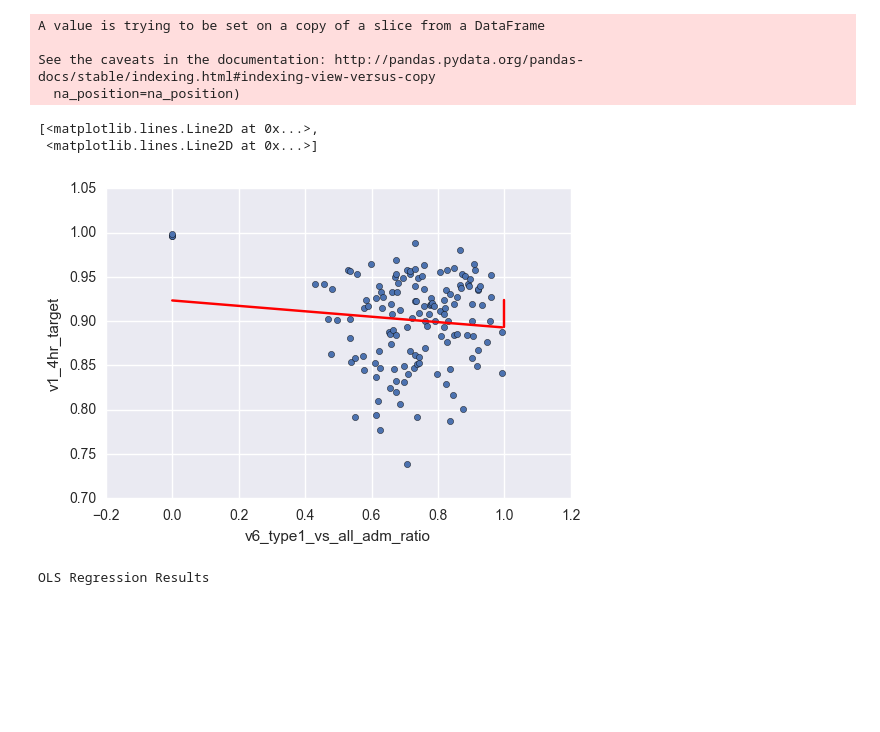
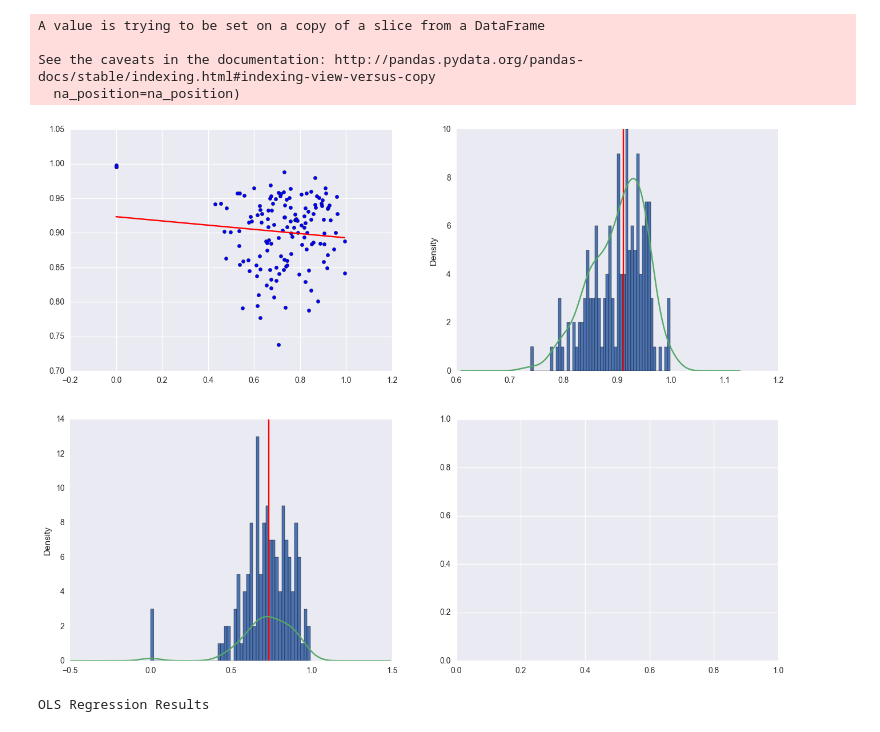
Before and after one commit to CLAHRCWessex/201702_AandE_nat, a Jupyter notebook: 4-1_Active/AandE_test_script_v1.ipynb, the cells around one changed output. Drawn from its saved outputs; the diff is of its cells as text; code cells hidden in the pictures; blank space fills up the shorter version.

```diff
--- a/4-1_Active/AandE_test_script_v1.ipynb
+++ b/4-1_Active/AandE_test_script_v1.ipynb
@@ -165,16 +161,43 @@ A value is trying to be set on a copy of a slice from a DataFrame
 
 See the caveats in the documentation: http://pandas.pydata.org/pandas-docs/stable/indexing.html#indexing-view-versus-copy
   na_position=na_position)
-# %%
-#scatter
-dta_f.plot(kind='scatter',x=x_var, y = 'v1_4hr_target')
-
-#regression line
-plt.plot(x,preds,c='red')
-# %% [output]
-[<matplotlib.lines.Line2D at 0x...>,
- <matplotlib.lines.Line2D at 0x...>]
-[figure, removed]
+# %%
+
+fig1 = plt.figure(figsize=(16,12))
+
+#### scatter and regression line
+ax1 = plt.subplot(221)
+ax1.scatter(x=dta_f[x_var], y = dta_f[y_var])
+ax1.plot(x[:,1],preds,c='red') #### [:,1] removes the constant line at x = 1.0
+
+#### histogram
+ax2 = plt.subplot(222)
+ax2 = dta_f[y_var].plot(kind = 'hist', bins = 50)
+ax2.axvline(dta_f[y_var].median(),color= 'r',label='median')
+#ax2.set_xlabel(y_varn)
+ax2 = dta_f[y_var].plot(kind='kde', grid=False,label='KDE')
+#ax2.legend(loc='upper left',frameon= True)
+#ax2.set_title('distribution of: %s' % (dv1_n))
+
+#### histogram
+ax3 = plt.subplot(223)
+ax3 = dta_f[x_var].plot(kind = 'hist', bins = 50)
+ax3.axvline(dta_f[x_var].median(),color= 'r',label='median')
+#ax2.set_xlabel(y_varn)
+ax3 = dta_f[x_var].plot(kind='kde', grid=False,label='KDE')
+#ax2.legend(loc='upper left',frameon= True)
+#ax2.set_title('distribution of: %s' % (dv1_n))
+
+ax4 = plt.subplot(224)
+#sm.graphics.qqplot(lm.resid_pearson, line = '45', ax =ax4)
+
+#scatter
+#dta_f.plot(kind='scatter',x=x_var, y = 'v1_4hr_target')
+
+#regression line
+#plt.plot(x[:,1],preds,c='red') #### [:,1] removes the constant line at x = 1.0
+# %% [output]
+[figure, added]
 # %%
 lm.summary()
 # %% [output]
```
Also changed, not shown: parts of 14 cells of this notebook, 3 other files.
